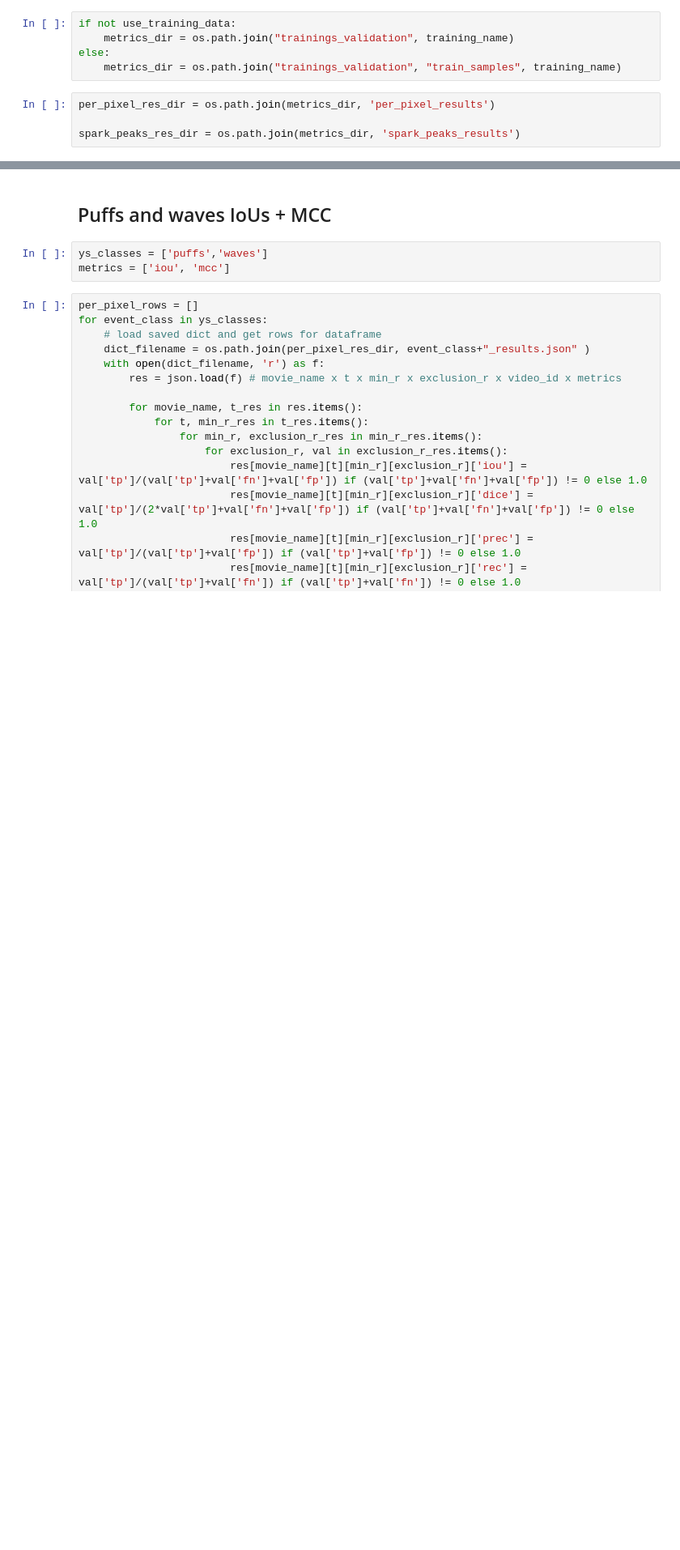
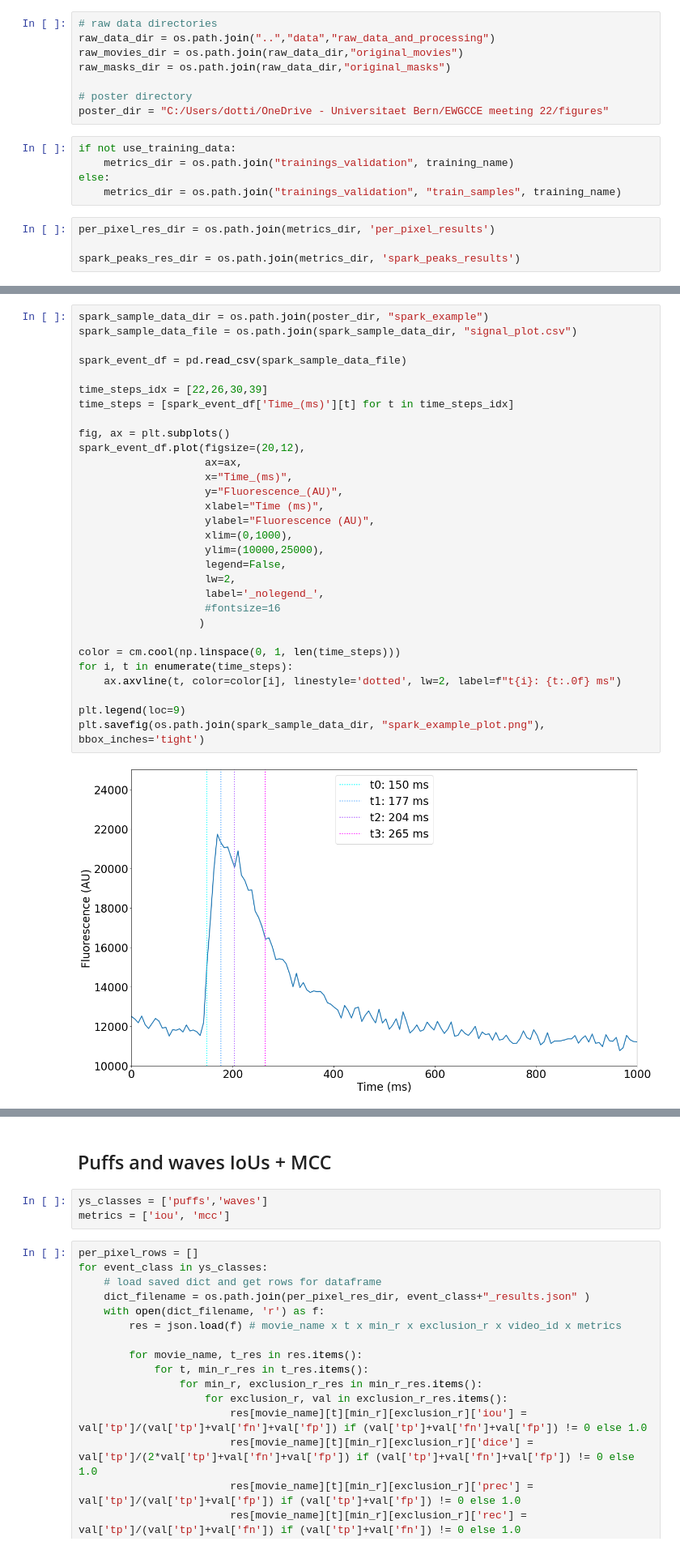
Before and after one commit to dottipr/sparks_project, a Jupyter notebook: sparks/plots for poster.ipynb, the cells around one changed output, grey strips where cells are left out. Shown at 81% size. Drawn from its saved outputs; the diff is of its cells as text; blank space fills up the shorter version.

```diff
--- a/sparks/plots for poster.ipynb
+++ b/sparks/plots for poster.ipynb
@@ -30,6 +31,14 @@ BASEDIR
 use_training_data = False
 training_name = "raw_sparks_lovasz_physio"
 ignore_frames = 6 # first and last 6 frames not used for computing metrics
+# %%
+# raw data directories
+raw_data_dir = os.path.join("..","data","raw_data_and_processing")
+raw_movies_dir = os.path.join(raw_data_dir,"original_movies")
+raw_masks_dir = os.path.join(raw_data_dir,"original_masks")
+
+# poster directory
+poster_dir = "C:/Users/dotti/OneDrive - Universitaet Bern/EWGCCE meeting 22/figures"
 # %%
 if not use_training_data:
     metrics_dir = os.path.join("trainings_validation", training_name)
@@ -41,0 +61,32 @@ spark_peaks_res_dir = os.path.join(metrics_dir, 'spark_peaks_results')
+# %%
+spark_sample_data_dir = os.path.join(poster_dir, "spark_example")
+spark_sample_data_file = os.path.join(spark_sample_data_dir, "signal_plot.csv")
+
+spark_event_df = pd.read_csv(spark_sample_data_file)
+
+time_steps_idx = [22,26,30,39]
+time_steps = [spark_event_df['Time_(ms)'][t] for t in time_steps_idx]
+
+fig, ax = plt.subplots()
+spark_event_df.plot(figsize=(20,12),
+                    ax=ax,
+                    x="Time_(ms)",
+                    y="Fluorescence_(AU)",
+                    xlabel="Time (ms)",
+                    ylabel="Fluorescence (AU)",
+                    xlim=(0,1000),
+                    ylim=(10000,25000),
+                    legend=False,
+                    lw=2,
+                    label='_nolegend_',
+                    #fontsize=16
+                   )
+
+color = cm.cool(np.linspace(0, 1, len(time_steps)))
+for i, t in enumerate(time_steps):
+    ax.axvline(t, color=color[i], linestyle='dotted', lw=2, label=f"t{i}: {t:.0f} ms")
+
+plt.legend(loc=9)
+plt.savefig(os.path.join(spark_sample_data_dir, "spark_example_plot.png"), bbox_inches='tight')
+# %% [output]
+[figure, added]
```
Also changed, not shown: parts of 12 cells of this notebook, 19 other files.
